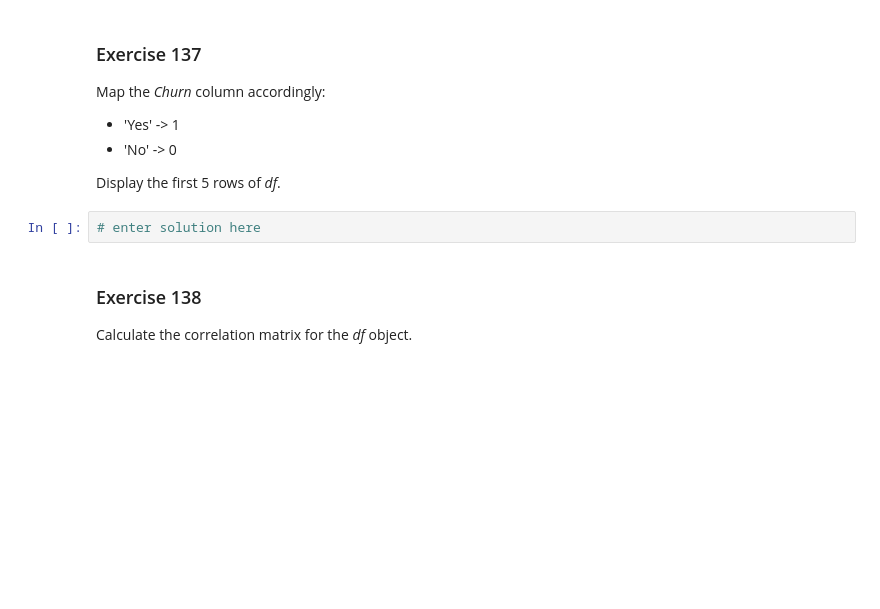
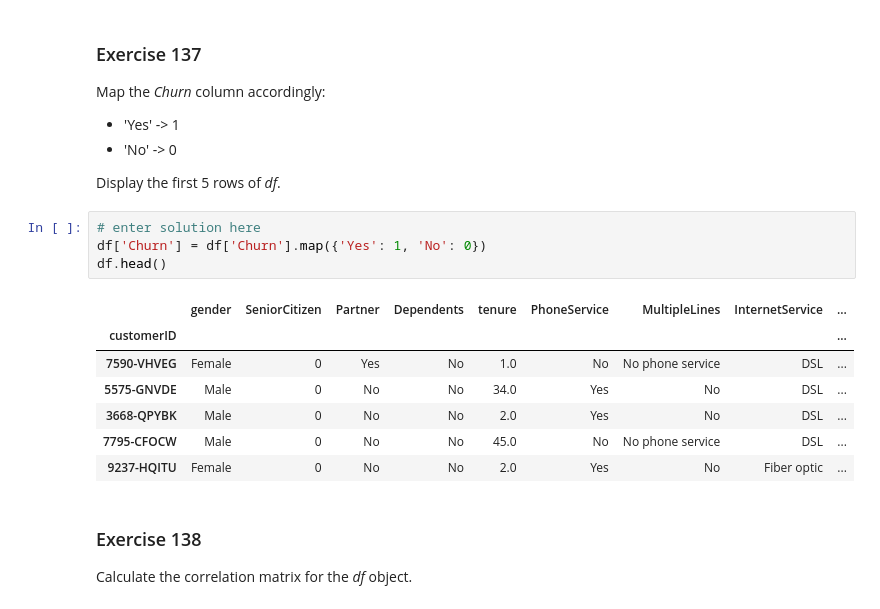
Before and after one commit to Olamyyde/test-colab, a Jupyter notebook: 131_140_exercises.ipynb, the cells around one changed output. Cells and saved outputs as stored; diff of their text form; blank space fills up the shorter version.

```diff
--- a/131_140_exercises.ipynb
+++ b/131_140_exercises.ipynb
@@ -194,8 +278,18 @@ Map the _Churn_ column accordingly:
 * 'No' -> 0
 
 Display the first 5 rows of _df_.
-# %%
-# enter solution here
+# %%
+# enter solution here
+df['Churn'] = df['Churn'].map({'Yes': 1, 'No': 0})
+df.head()
+# %% [output]
+|  | gender | SeniorCitizen | Partner | Dependents | tenure | PhoneService | MultipleLines | InternetService | ... |
+| customerID |  |  |  |  |  |  |  |  | ... |
+| 7590-VHVEG | Female | 0 | Yes | No | 1.0 | No | No phone service | DSL | ... |
+| 5575-GNVDE | Male | 0 | No | No | 34.0 | Yes | No | DSL | ... |
+| 3668-QPYBK | Male | 0 | No | No | 2.0 | Yes | No | DSL | ... |
+| 7795-CFOCW | Male | 0 | No | No | 45.0 | No | No phone service | DSL | ... |
+| 9237-HQITU | Female | 0 | No | No | 2.0 | Yes | No | Fiber optic | ... |
 # %% [markdown]
 ### <a name='8'></a> Exercise 138
 Calculate the correlation matrix for the _df_ object.
```
Also changed, not shown: parts of 17 cells of this notebook.
